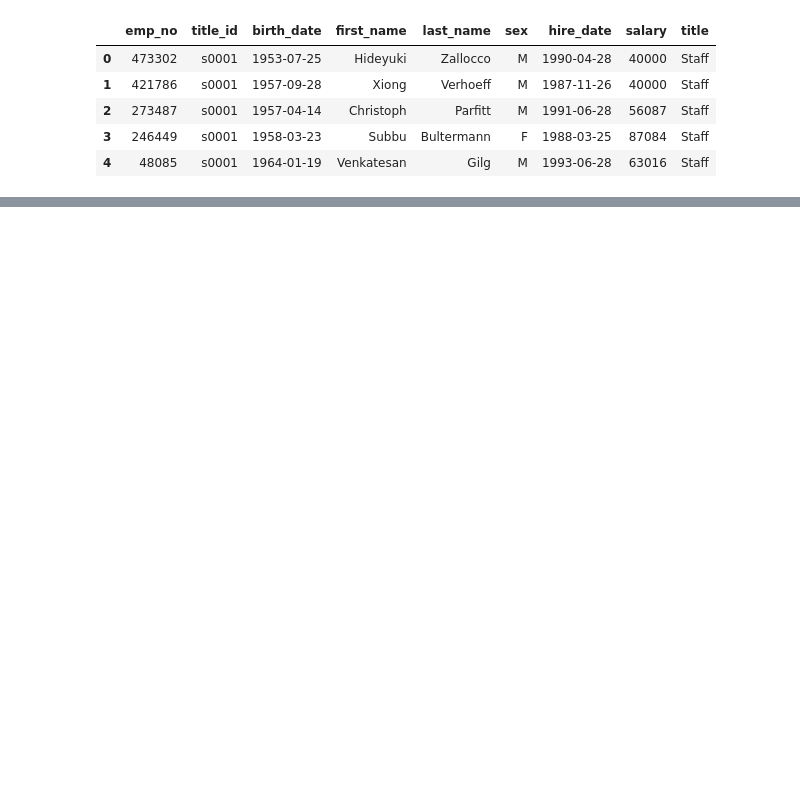
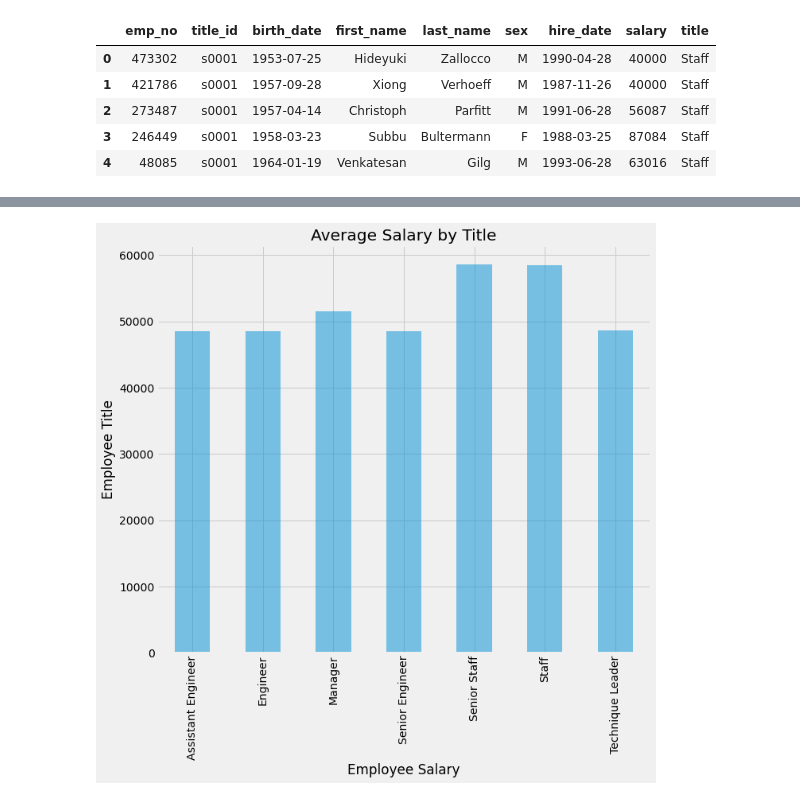
Before and after one commit to littleprincecurry/sql-challenge, a Jupyter notebook: EmployeeSql/employee_db.ipynb, the cells around one changed output, grey strips where cells are left out. Drawn from its saved outputs; the diff is of its cells as text; code cells hidden in the pictures; blank space fills up the shorter version.

```diff
--- a/EmployeeSql/employee_db.ipynb
+++ b/EmployeeSql/employee_db.ipynb
@@ -47,3 +39,13 @@ title_salary
+# %%
+title_salary = df5.groupby('title').mean()
+title_salary['salary'].plot.bar(figsize=(10,10), alpha=0.5, xtick_rotate=)
+plt.title('Average Salary by Title')
+plt.xlabel('Employee Salary')
+plt.ylabel('Employee Title')
+plt.tight_layout()
+plt.savefig('bargraph.png')
+# %% [output]
+[figure, added]
 # %%
 df5.loc[df5['title'] == 'Manager']
 # %% [output]
```
Also changed, not shown: parts of 5 cells of this notebook, 2 other files.
